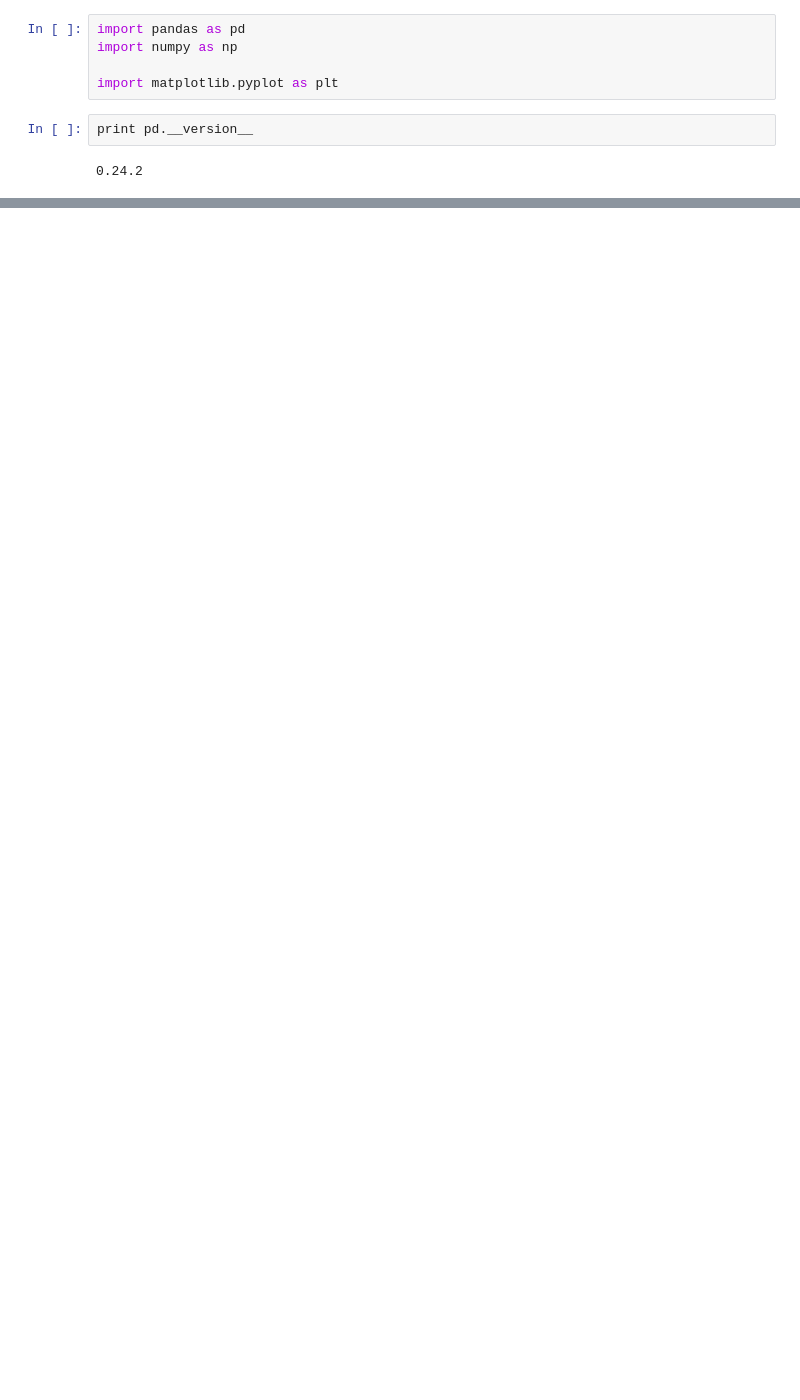
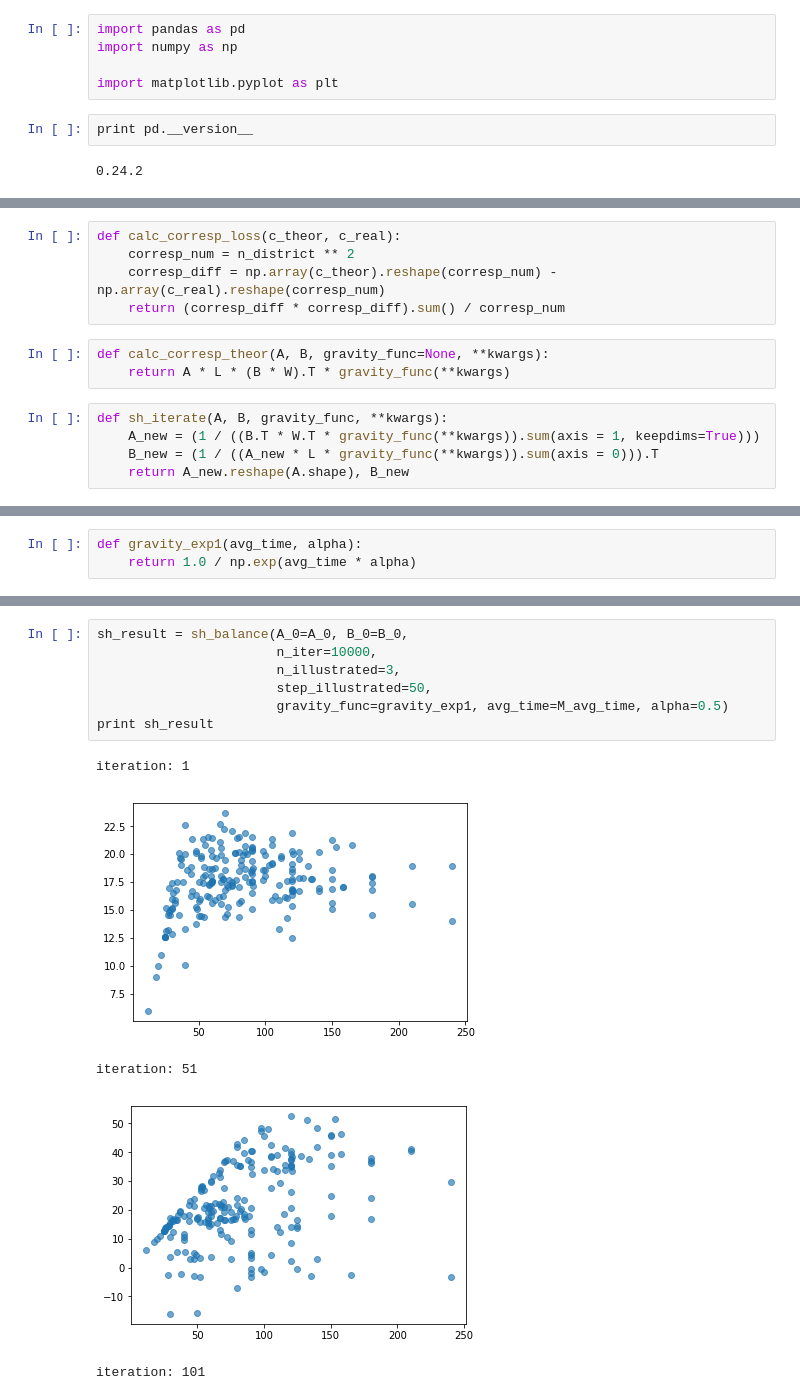
Before and after one commit to ArthurSamuelyan/CorrMatrix, a Jupyter notebook: corr_matrix.ipynb, the cells around one changed output, grey strips where cells are left out. Saved outputs shown, nothing was run; the diff lists cells and outputs as text; blank space fills up the shorter version.

```diff
--- a/corr_matrix.ipynb
+++ b/corr_matrix.ipynb
@@ -129,0 +139,13 @@ plot_log_F(data, F_adj, msk_red=True)
+# %%
+def calc_corresp_loss(c_theor, c_real):
+    corresp_num = n_district ** 2
+    corresp_diff = np.array(c_theor).reshape(corresp_num) - np.array(c_real).reshape(corresp_num)
+    return (corresp_diff * corresp_diff).sum() / corresp_num
+# %%
+def calc_corresp_theor(A, B, gravity_func=None, **kwargs):
+    return A * L * (B * W).T * gravity_func(**kwargs)
+# %%
+def sh_iterate(A, B, gravity_func, **kwargs):
+    A_new = (1 / ((B.T * W.T * gravity_func(**kwargs)).sum(axis = 1, keepdims=True)))
+    B_new = (1 / ((A_new * L * gravity_func(**kwargs)).sum(axis = 0))).T
+    return A_new.reshape(A.shape), B_new
@@ -129,0 +191,3 @@ plot_log_F(data, F_adj, msk_red=True)
+# %%
+def gravity_exp1(avg_time, alpha):
+    return 1.0 / np.exp(avg_time * alpha)
@@ -129,0 +203,13 @@ plot_log_F(data, F_adj, msk_red=True)
+# %%
+sh_result = sh_balance(A_0=A_0, B_0=B_0,
+                       n_iter=10000,
+                       n_illustrated=3,
+                       step_illustrated=50,
+                       gravity_func=gravity_exp1, avg_time=M_avg_time, alpha=0.5)
+print sh_result
+# %% [output]
+iteration: 1
+[figure, added]
+iteration: 51
+[figure, added]
+iteration: 101
```
Also changed, not shown: parts of 39 cells of this notebook.
